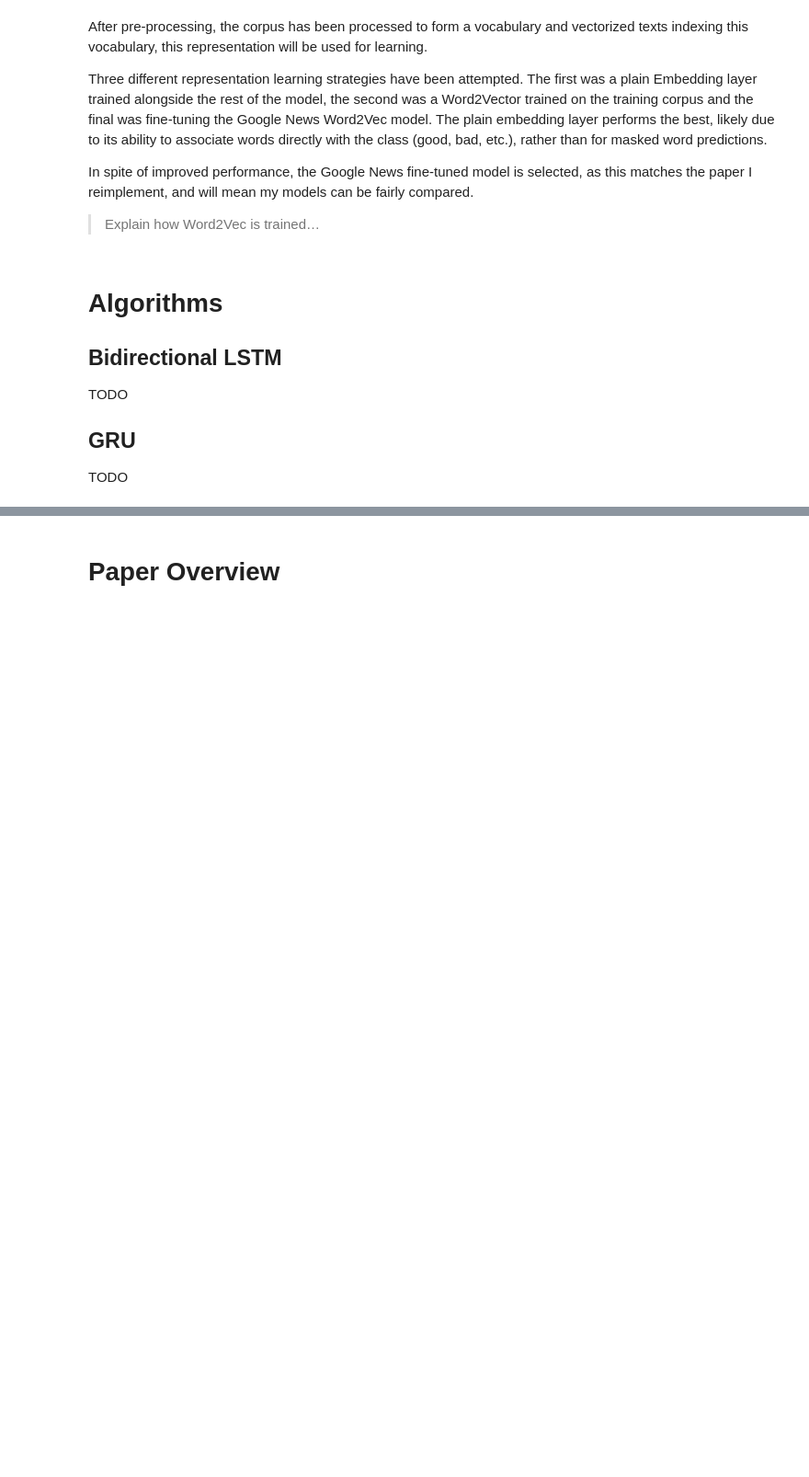
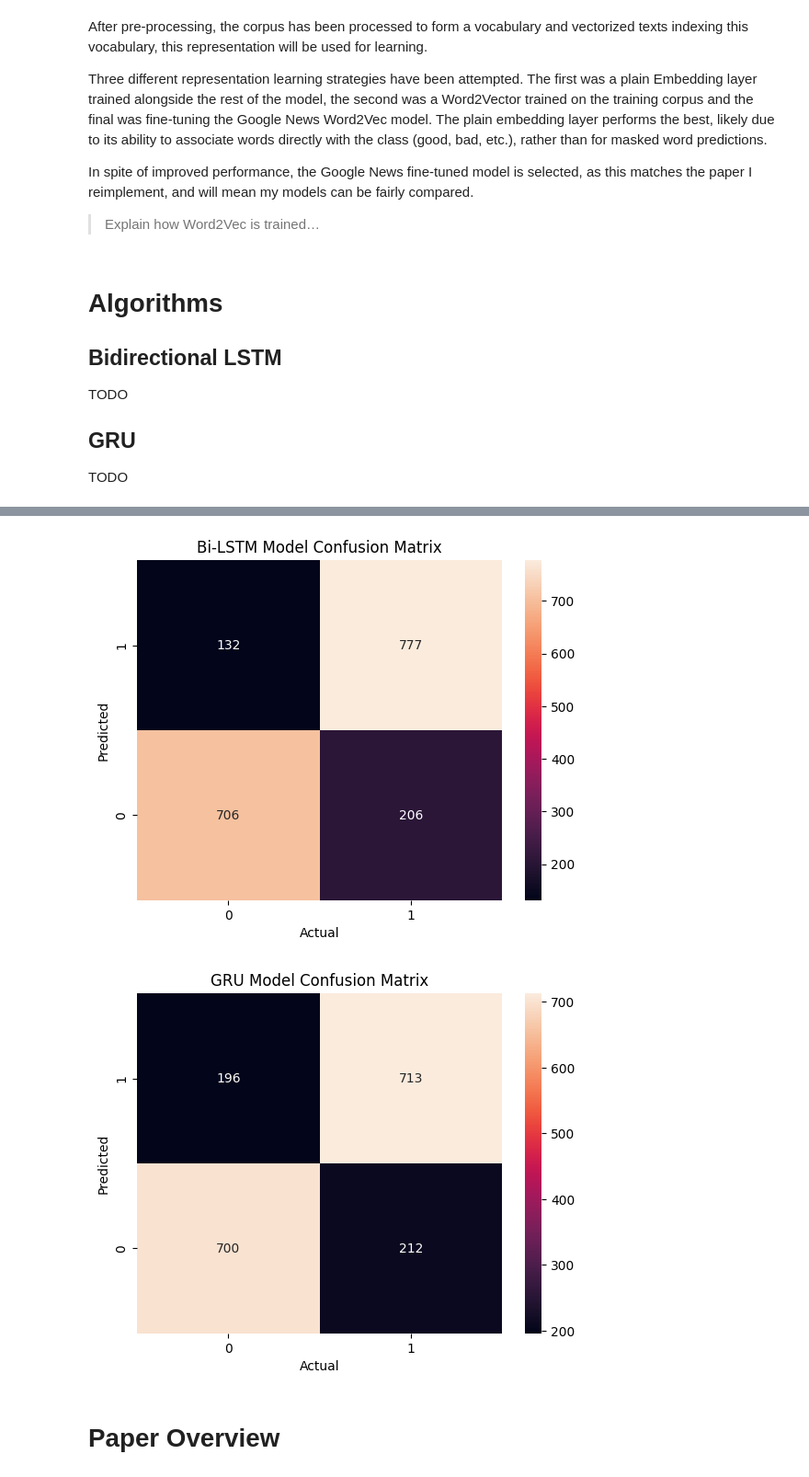
Before and after one commit to Rover656/CMM307-AdvancedAI, a Jupyter notebook: NotebookV2.ipynb, the cells around one changed output, grey strips where cells are left out. Shown at 92% size. Saved outputs shown, nothing was run; the diff lists cells and outputs as text; code cells hidden in the pictures; blank space fills up the shorter version.

```diff
--- a/NotebookV2.ipynb
+++ b/NotebookV2.ipynb
@@ -627,3 +668,23 @@ Epoch 10/10
+# %%
+from sklearn.metrics import confusion_matrix
+import seaborn as sns
+
+def confusion_heatmap(y_test, y_pred, title = 'Confusion Matrix'):
+  # Calculate the confusion matrix
+  mat = confusion_matrix(y_test, y_pred)
+
+  # Plot the matrix as a heatmap
+  ax = sns.heatmap(mat, annot=True, fmt="d")
+  ax.set_title(title)
+  ax.set(xlabel='Actual', ylabel='Predicted')
+  ax.set_ylim([0,2])
+  plt.show()
+
+confusion_heatmap(test_y, model_predictions["bi-lstm"], "Bi-LSTM Model Confusion Matrix")
+confusion_heatmap(test_y, model_predictions["gru"], "GRU Model Confusion Matrix")
+# %% [output]
+[figure, added]
+[figure, added]
 # %% [markdown]
 # Paper Overview
 # %% [markdown]
```
Also changed, not shown: parts of 7 cells of this notebook.
